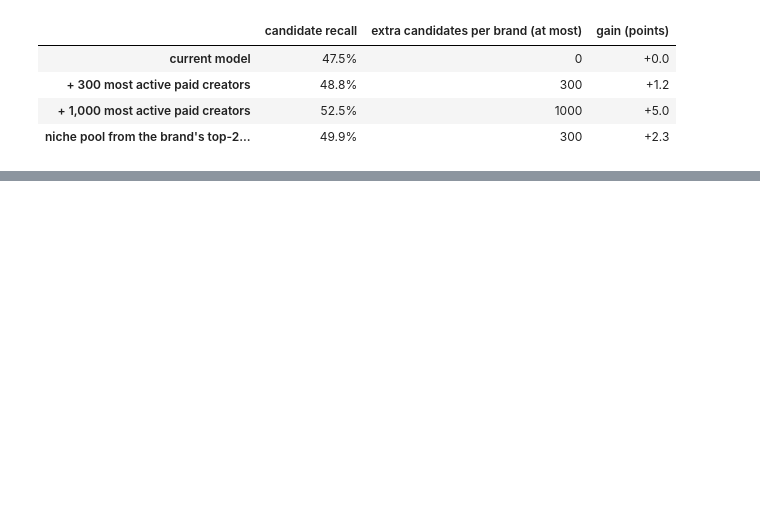
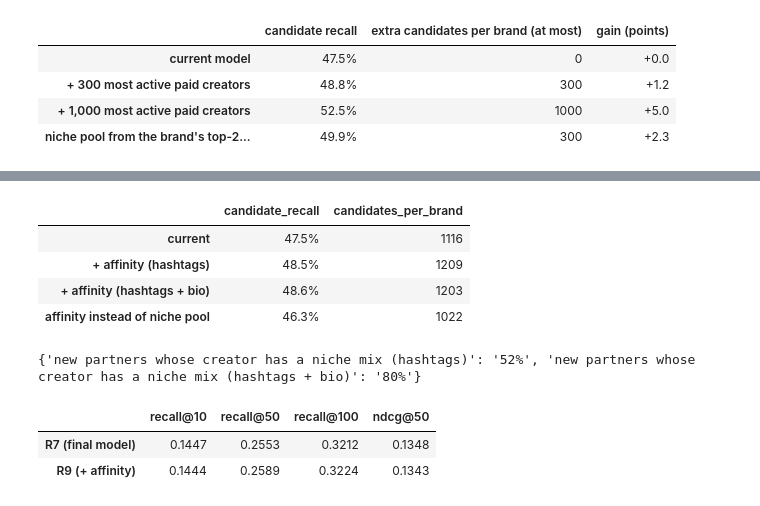
Before and after one commit to m4r1n4181/mems-media-ai, a Jupyter notebook: ml/notebooks/04_error_analysis.ipynb, the cells around one changed output, grey strips where cells are left out. Saved outputs shown, nothing was run; the diff lists cells and outputs as text; code cells hidden in the pictures; blank space fills up the shorter version.

```diff
--- a/ml/notebooks/04_error_analysis.ipynb
+++ b/ml/notebooks/04_error_analysis.ipynb
@@ -259,0 +280,18 @@ system files under the wrong niche**. Ranked by expected gain per cost:
+# %%
+aff = json.loads((ROOT / "results" / "affinity_val.json").read_text())
+display(pd.DataFrame({k: v for k, v in aff.items() if k != "coverage"}).T
+        .style.format({"candidate_recall": "{:.1%}", "candidates_per_brand": "{:.0f}"}))
+print({k: f"{v:.0%}" for k, v in aff["coverage"].items()})
+r7 = json.loads((ROOT / "results" / "ranker_val.json").read_text())["summary"]["ranker"]
+r9 = json.loads((ROOT / "results" / "ranker_val_affinity-add.json").read_text())["summary"]["ranker"]
+pd.DataFrame({"R7 (final model)": r7, "R9 (+ affinity)": r9}).T.drop(columns="top10_median_followers").round(4)
+# %% [output]
+|  | candidate_recall | candidates_per_brand |
+| current | 47.5% | 1116 |
+| + affinity (hashtags) | 48.5% | 1209 |
+| + affinity (hashtags + bio) | 48.6% | 1203 |
+| affinity instead of niche pool | 46.3% | 1022 |
+{'new partners whose creator has a niche mix (hashtags)': '52%', 'new partners whose creator has a niche mix (hashtags + bio)': '80%'}
+|  | recall@10 | recall@50 | recall@100 | ndcg@50 |
+| R7 (final model) | 0.1447 | 0.2553 | 0.3212 | 0.1348 |
+| R9 (+ affinity) | 0.1444 | 0.2589 | 0.3224 | 0.1343 |
```
Also changed, not shown: parts of 8 cells of this notebook, 10 other files.
